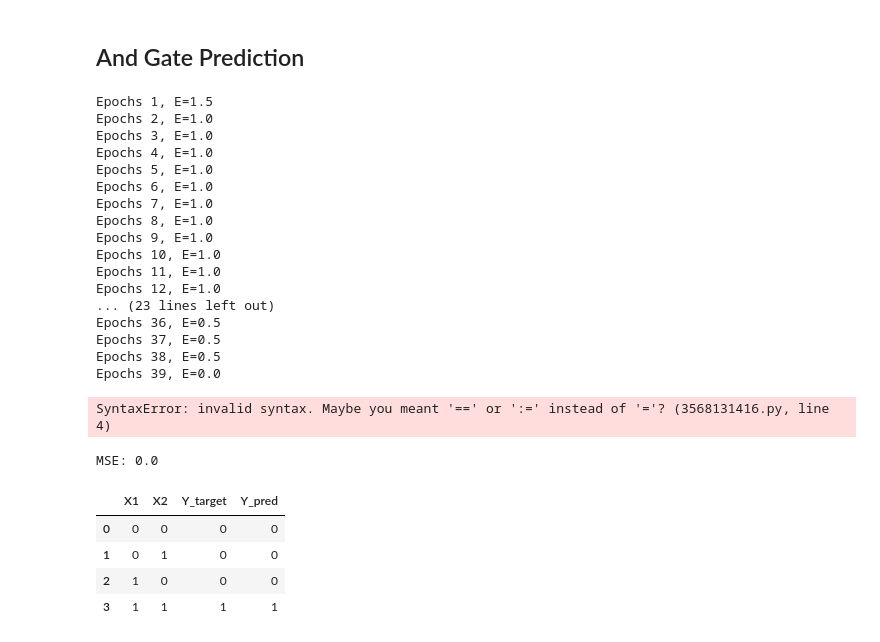
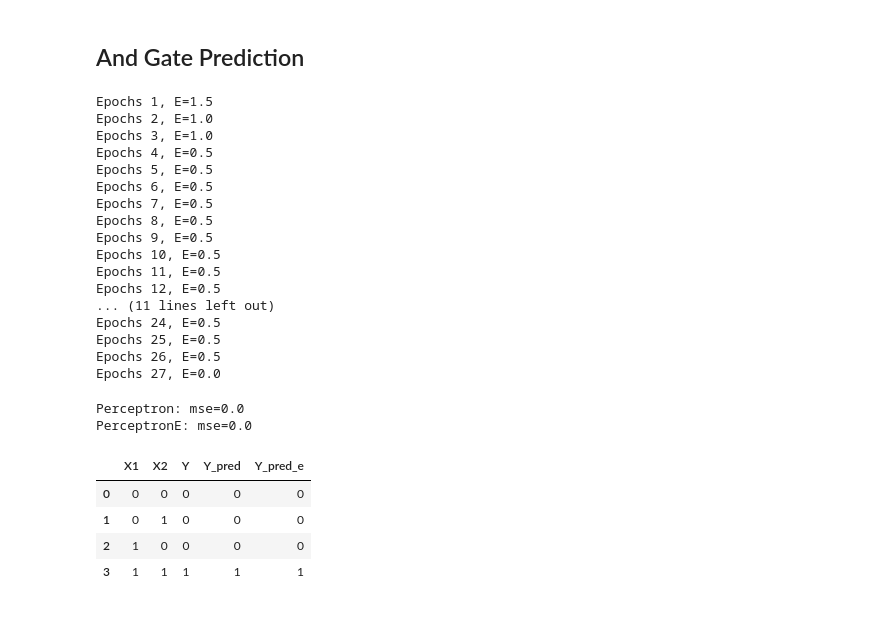
Before and after one commit to tiesen243/neural-network, a Jupyter notebook: perceptron.ipynb, the cells around one changed output. Drawn from its saved outputs; the diff is of its cells as text; code cells hidden in the pictures.

```diff
--- a/perceptron.ipynb
+++ b/perceptron.ipynb
@@ -115,7 +115,7 @@ lr=0.002: mse=0.5
 # %%
 p = Perceptron(learning_rate=0.01, n_iters=1000, act=linear)
 # %%
-p.fit(X_train, y_train)
+p.fit(X, Y)
 # %%
 prod_test = pd.read_csv("data/prod-test.csv")
 # %%
@@ -256,48 +267,40 @@ pe.fit(and_gate[["X1", "X2"]].values, and_gate["Y"].values)
 Epochs 1, E=1.5
 Epochs 2, E=1.0
 Epochs 3, E=1.0
-Epochs 4, E=1.0
-Epochs 5, E=1.0
-Epochs 6, E=1.0
-Epochs 7, E=1.0
-Epochs 8, E=1.0
-Epochs 9, E=1.0
-Epochs 10, E=1.0
-Epochs 11, E=1.0
-Epochs 12, E=1.0
-... (23 lines left out)
-Epochs 36, E=0.5
-Epochs 37, E=0.5
-Epochs 38, E=0.5
-Epochs 39, E=0.0
+Epochs 4, E=0.5
+Epochs 5, E=0.5
+Epochs 6, E=0.5
+Epochs 7, E=0.5
+Epochs 8, E=0.5
+Epochs 9, E=0.5
+Epochs 10, E=0.5
+Epochs 11, E=0.5
+Epochs 12, E=0.5
+... (11 lines left out)
+Epochs 24, E=0.5
+Epochs 25, E=0.5
+Epochs 26, E=0.5
+Epochs 27, E=0.0
 # %%
 y_pred = np.round(p.predict(and_gate[["X1", "X2"]].values))
 y_pred_e = np.round(pe.predict(and_gate[["X1", "X2"]].values))
-# %%
-print(f"MSE: {mean_squared_error(and_gate['Y'], y_pred)}")
-pd.DataFrame(
-    {# Split data into training and testing
-X_train, X_test, y_train, y_test = train_test_split(
-    X, Y, test_size=0.2, random_state=69
-)ed,
-    }
-)
-# %% [output]
-SyntaxError: invalid syntax. Maybe you meant '==' or ':=' instead of '='? (3568131416.py, line 4)
 # %%
-print(f"MSE: {mean_squared_error(and_gate['Y'], y_pred)}")
+print(f"Perceptron: mse={mean_squared_error(and_gate['Y'], y_pred)}")
+print(f"PerceptronE: mse={mean_squared_error(and_gate['Y'], y_pred_e)}")
 pd.DataFrame(
     {
         "X1": and_gate["X1"],
         "X2": and_gate["X2"],
-        "Y_target": and_gate["Y"],
-        "Y_pred": y_pred_e,
+        "Y": and_gate["Y"],
+        "Y_pred": y_pred,
+        "Y_pred_e": y_pred_e,
     }
 )
 # %% [output]
-MSE: 0.0
+Perceptron: mse=0.0
+PerceptronE: mse=0.0
-|  | X1 | X2 | Y_target | Y_pred |
-| 0 | 0 | 0 | 0 | 0 |
-| 1 | 0 | 1 | 0 | 0 |
-| 2 | 1 | 0 | 0 | 0 |
-| 3 | 1 | 1 | 1 | 1 |
+|  | X1 | X2 | Y | Y_pred | Y_pred_e |
+| 0 | 0 | 0 | 0 | 0 | 0 |
+| 1 | 0 | 1 | 0 | 0 | 0 |
+| 2 | 1 | 0 | 0 | 0 | 0 |
+| 3 | 1 | 1 | 1 | 1 | 1 |
```
Also changed, not shown: parts of 5 cells of this notebook.
